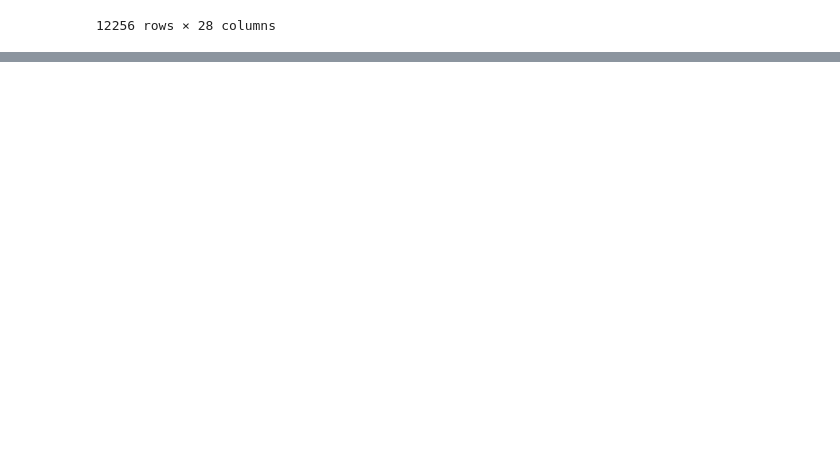
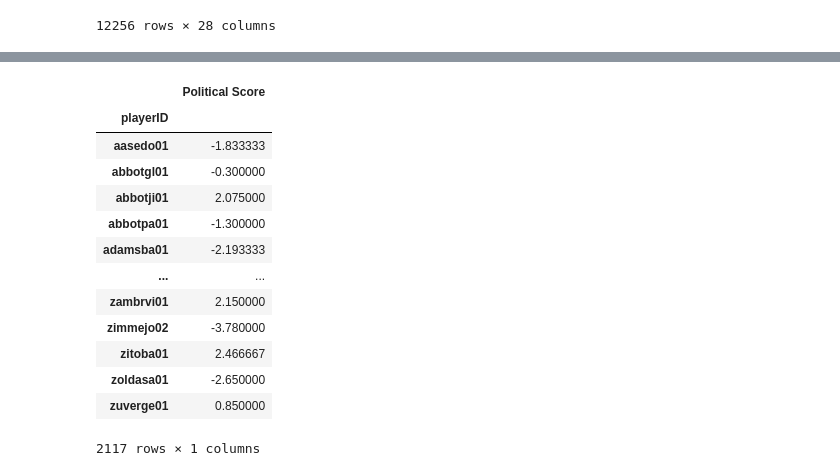
Before and after one commit to texasfight/BaseballDashboard, a Jupyter notebook: irvin_political.ipynb, the cells around one changed output, grey strips where cells are left out. Saved outputs shown, nothing was run; the diff lists cells and outputs as text; code cells hidden in the pictures; blank space fills up the shorter version.

```diff
--- a/irvin_political.ipynb
+++ b/irvin_political.ipynb
@@ -237,0 +239,18 @@ pitching_political_score
+# %%
+pitching_political_score.columns = ['Political Score']
+pitching_political_score
+# %% [output]
+|  | Political Score |
+| playerID |  |
+| aasedo01 | -1.833333 |
+| abbotgl01 | -0.300000 |
+| abbotji01 | 2.075000 |
+| abbotpa01 | -1.300000 |
+| adamsba01 | -2.193333 |
+| ... | ... |
+| zambrvi01 | 2.150000 |
+| zimmejo02 | -3.780000 |
+| zitoba01 | 2.466667 |
+| zoldasa01 | -2.650000 |
+| zuverge01 | 0.850000 |
+2117 rows × 1 columns
```
Also changed, not shown: parts of 2 cells of this notebook.
